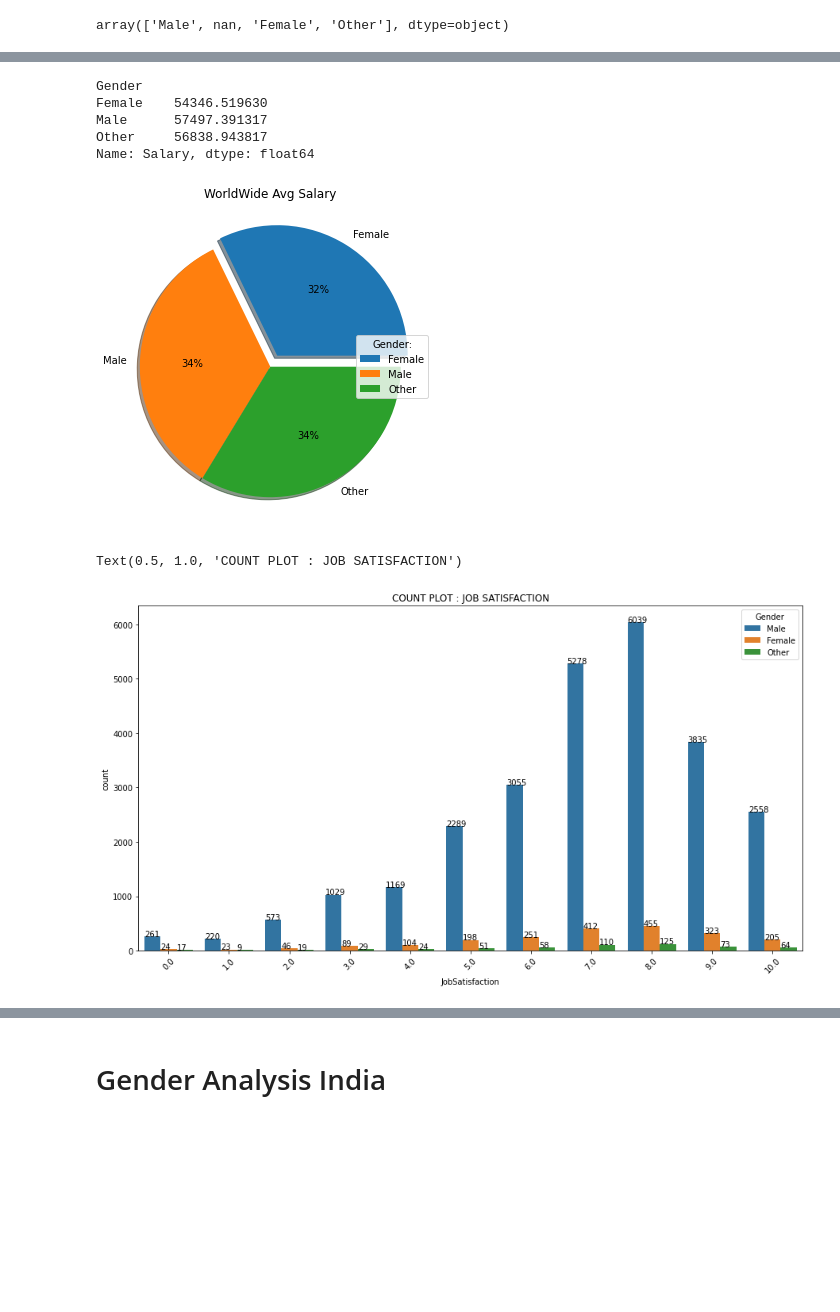
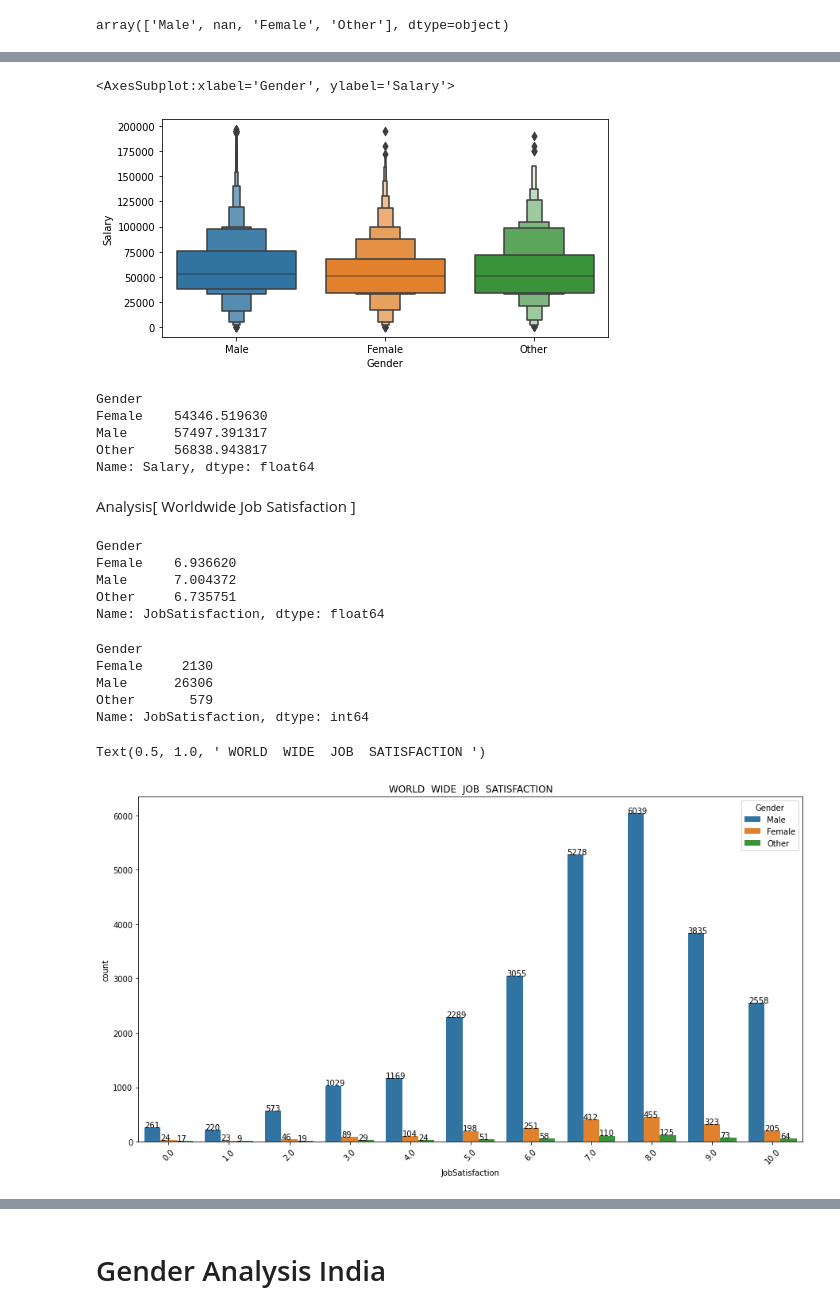
Before and after one commit to g-4-gagan/Developer-data-analysis, a Jupyter notebook: 3.Gender_Column_Analysis.ipynb, the cells around one changed output, grey strips where cells are left out. Cells and saved outputs as stored; diff of their text form; code cells hidden in the pictures; blank space fills up the shorter version.

```diff
--- a/3.Gender_Column_Analysis.ipynb
+++ b/3.Gender_Column_Analysis.ipynb
@@ -47,3 +63,9 @@ gender_groupby = df.groupby('Gender')
+# %%
+plt.figure(figsize=(8,4))
+sns.boxenplot(x='Gender',y='Salary',data=df)
+# %% [output]
+<AxesSubplot:xlabel='Gender', ylabel='Salary'>
+[figure, added]
 # %%
 gender_groupby['Salary'].mean()
 # %% [output]
@@ -52,23 +74,31 @@ Female    54346.519630
 Male      57497.391317
 Other     56838.943817
 Name: Salary, dtype: float64
-# %%
-fig, ax = plt.subplots(figsize =(8,6))
-ex = (0.1, 0.0, 0.0)
-plt.pie(gender_groupby['Salary'].mean(), labels =gender_groupby['Salary'].mean().index,
-        autopct='%1.f%%', shadow = True,explode=ex)
-plt.legend(title = "Gender:",loc ="right")
-plt.title("WorldWide Avg Salary")
-plt.show()
-# %% [output]
-[figure, removed]
+# %% [markdown]
+Analysis[ Worldwide Job Satisfaction ]
+# %%
+gender_groupby['JobSatisfaction'].mean()
+# %% [output]
+Gender
+Female    6.936620
+Male      7.004372
+Other     6.735751
+Name: JobSatisfaction, dtype: float64
+# %%
+gender_groupby['JobSatisfaction'].count()
+# %% [output]
+Gender
+Female     2130
+Male      26306
+Other       579
+Name: JobSatisfaction, dtype: int64
 # %%
 plt.figure(figsize=(15,8))
 ax=sns.countplot(data=df,x='JobSatisfaction',hue='Gender')
 plt.xticks(rotation=45)
 for p in ax.patches:
     ax.annotate(format(p.get_height()),(p.get_x(),p.get_height()+0.6))
-plt.title("COUNT PLOT : JOB SATISFACTION")
+plt.title(" WORLD  WIDE  JOB  SATISFACTION ")
 # %% [output]
-Text(0.5, 1.0, 'COUNT PLOT : JOB SATISFACTION')
+Text(0.5, 1.0, ' WORLD  WIDE  JOB  SATISFACTION ')
 [figure]
```
Also changed, not shown: parts of 22 cells of this notebook, 1 other file.
